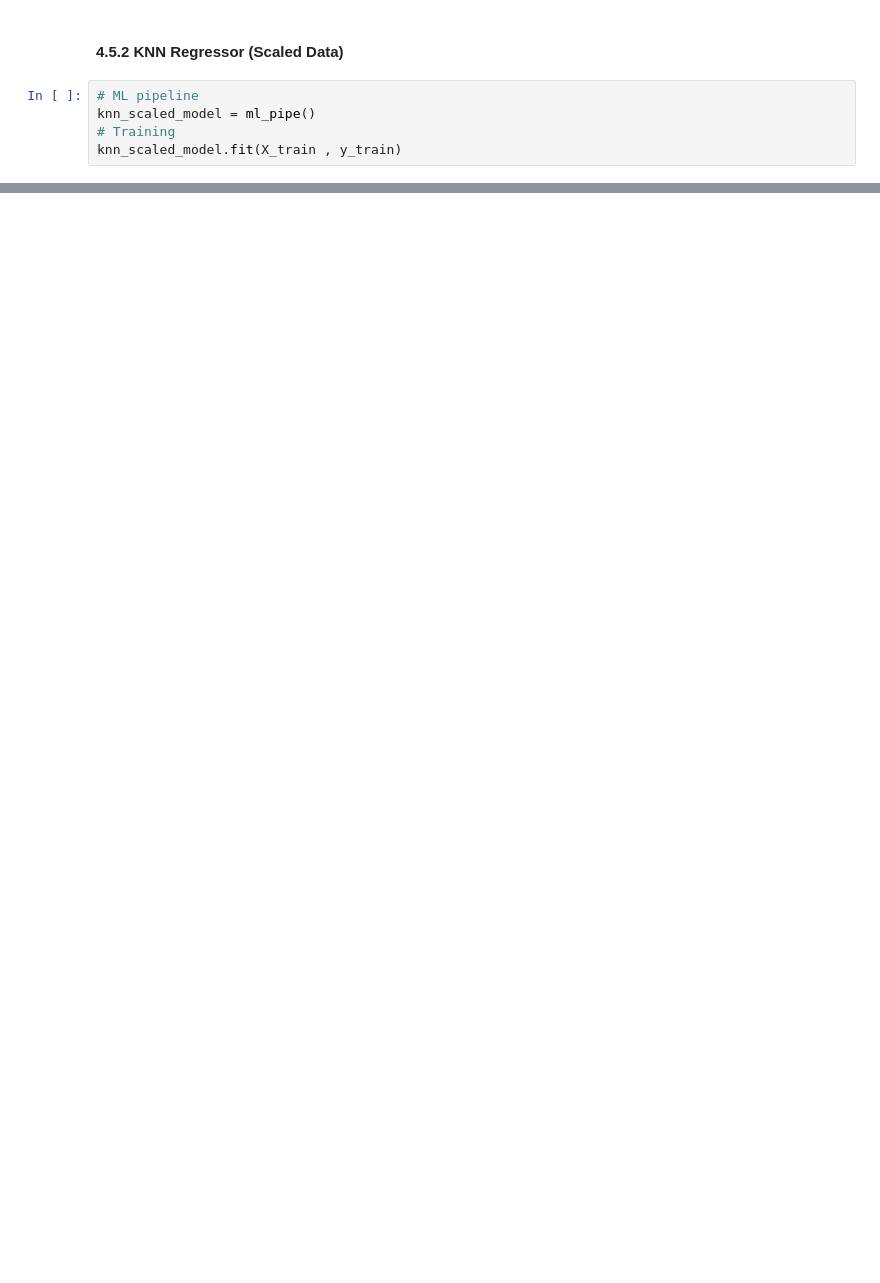
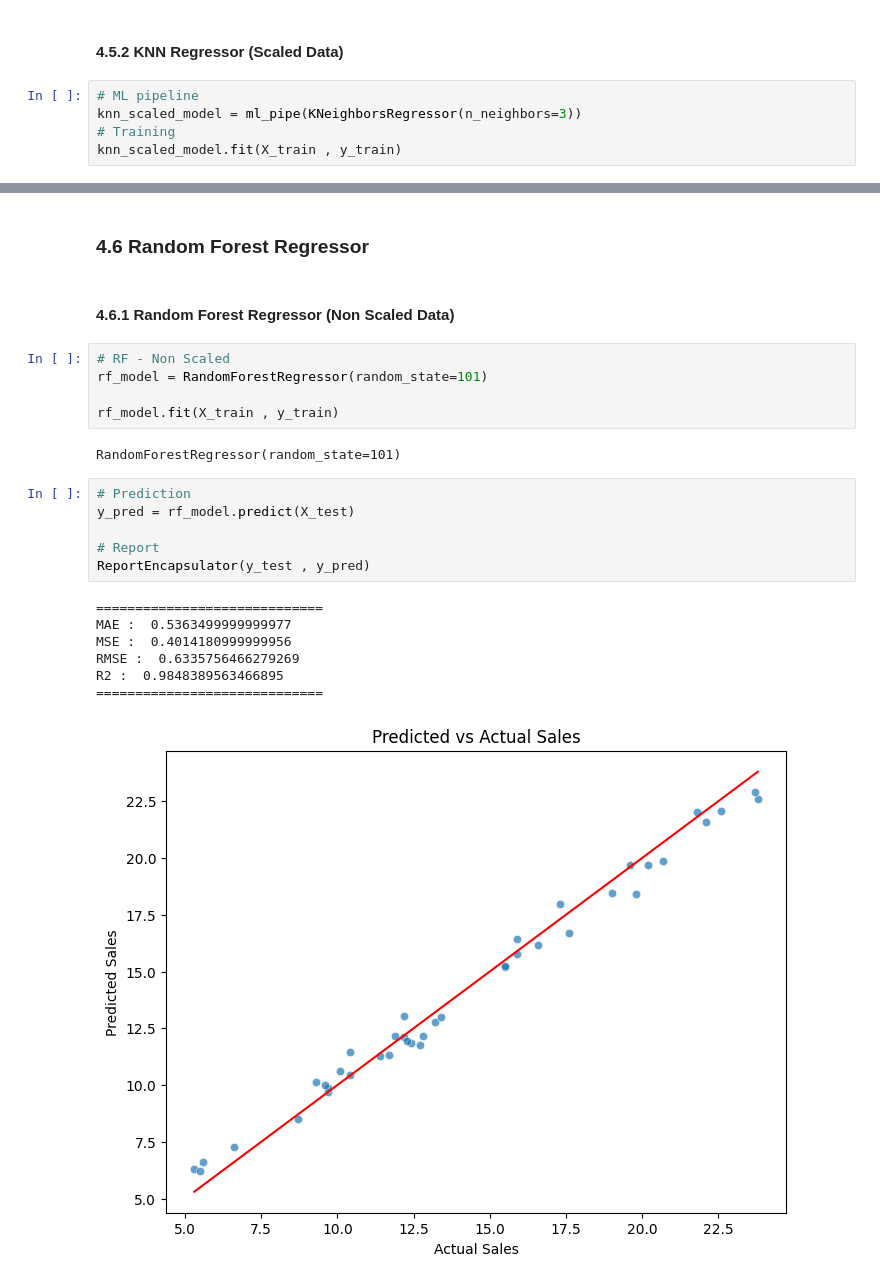
Before and after one commit to CodeByD3v/OIBSIP, a Jupyter notebook: Sales Prediction using Advertising Data/sales-prediction-using-advertisement.ipynb, the cells around one changed output, grey strips where cells are left out. Cells and saved outputs as stored; diff of their text form; blank space fills up the shorter version.

```diff
--- a/Sales Prediction using Advertising Data/sales-prediction-using-advertisement.ipynb
+++ b/Sales Prediction using Advertising Data/sales-prediction-using-advertisement.ipynb
@@ -326,7 +331,7 @@ R2 :  0.9217938437475435
 #### 4.5.2 KNN Regressor (Scaled Data)
 # %%
 # ML pipeline
-knn_scaled_model = ml_pipe()
+knn_scaled_model = ml_pipe(KNeighborsRegressor(n_neighbors=3))
 # Training
 knn_scaled_model.fit(X_train , y_train)
 # %% [output]
@@ -354,0 +360,25 @@ R2 :  0.9064413947501473
+# %% [markdown]
+### 4.6 Random Forest Regressor
+# %% [markdown]
+#### 4.6.1 Random Forest Regressor (Non Scaled Data)
+# %%
+# RF - Non Scaled
+rf_model = RandomForestRegressor(random_state=101)
+
+rf_model.fit(X_train , y_train)
+# %% [output]
+RandomForestRegressor(random_state=101)
+# %%
+# Prediction
+y_pred = rf_model.predict(X_test)
+
+# Report
+ReportEncapsulator(y_test , y_pred)
+# %% [output]
+=============================
+MAE :  0.5363499999999977
+MSE :  0.4014180999999956
+RMSE :  0.6335756466279269
+R2 :  0.9848389563466895
+=============================
+[figure, added]
```
Also changed, not shown: parts of 17 cells of this notebook, 1 other file.
